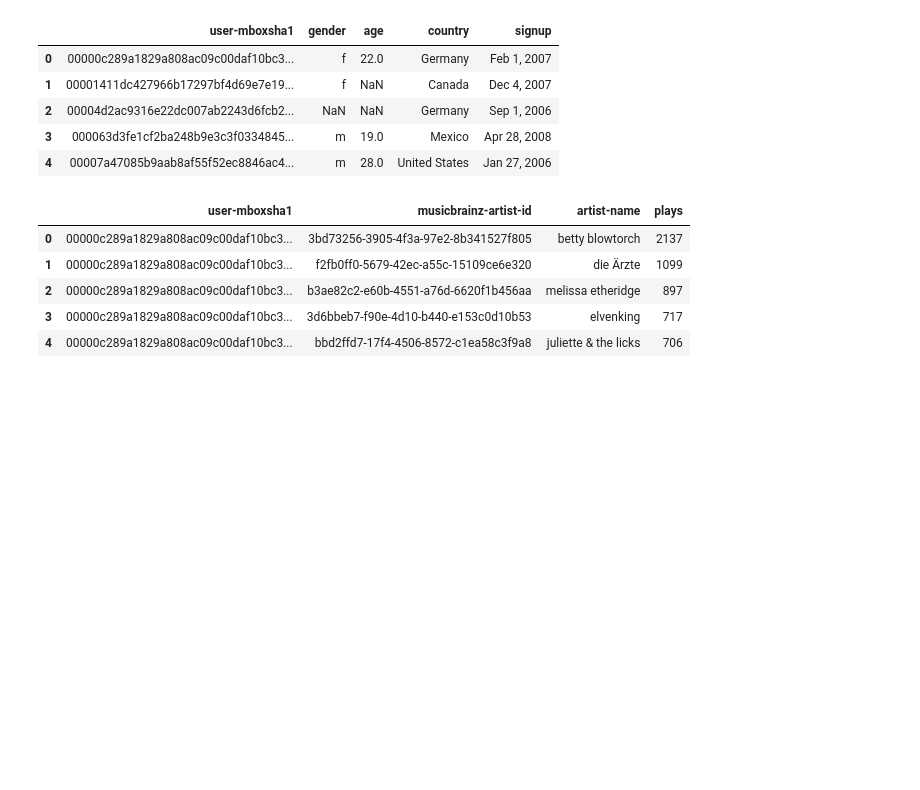
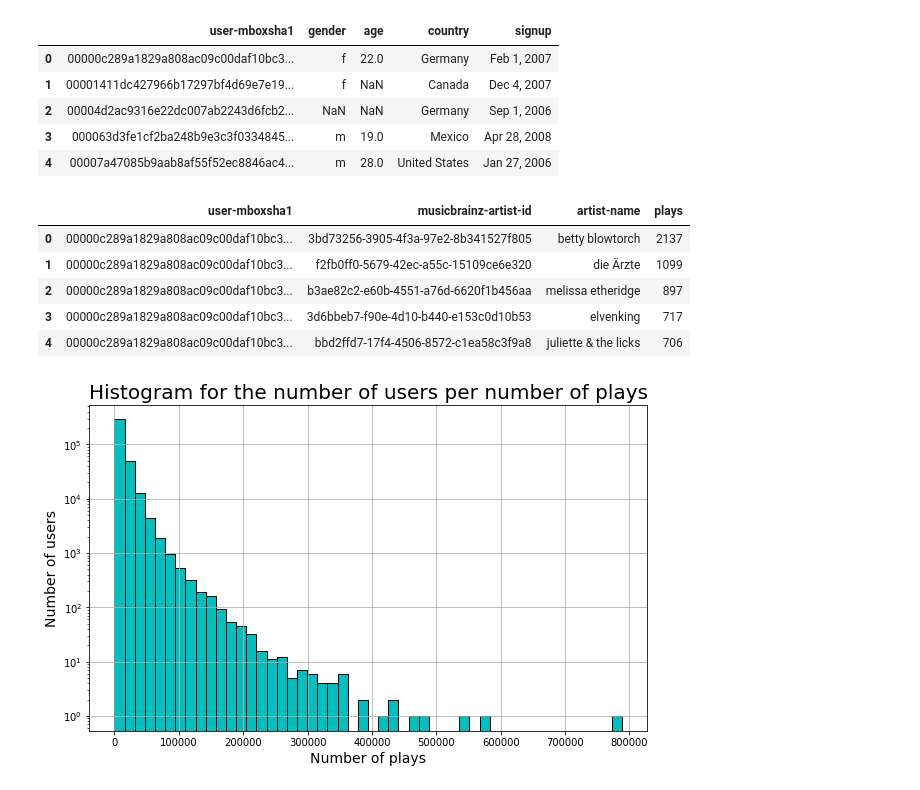
Before and after one commit to lamolivier/EPFL-MLBD-Project, a Jupyter notebook: notebooks/01 - Data Exploration.ipynb, the cells around one changed output. Cells and saved outputs as stored; diff of their text form; code cells hidden in the pictures; blank space fills up the shorter version.

```diff
--- a/notebooks/01 - Data Exploration.ipynb
+++ b/notebooks/01 - Data Exploration.ipynb
@@ -27,3 +28,15 @@ df.head()
 | 2 | 00000c289a1829a808ac09c00daf10bc3... | b3ae82c2-e60b-4551-a76d-6620f1b456aa | melissa etheridge | 897 |
 | 3 | 00000c289a1829a808ac09c00daf10bc3... | 3d6bbeb7-f90e-4d10-b440-e153c0d10b53 | elvenking | 717 |
 | 4 | 00000c289a1829a808ac09c00daf10bc3... | bbd2ffd7-17f4-4506-8572-c1ea58c3f9a8 | juliette & the licks | 706 |
+# %%
+grouped_user = df[['user-mboxsha1', 'plays']].groupby('user-mboxsha1').sum()
+grouped_user = grouped_user.sort_values(by='plays', ascending=False)
+# %%
+grouped_user.hist(bins=50, figsize=(10, 6), ec='black', color='c')
+plt.yscale('log')
+plt.title('Histogram for the number of users per number of plays', fontsize=20)
+plt.xlabel('Number of plays', fontsize=14)
+plt.ylabel('Number of users', fontsize=14)
+plt.savefig('users_p_plays.pdf', bbox_inches='tight')
+# %% [output]
+[figure, added]
```
Also changed, not shown: parts of 5 cells of this notebook.
